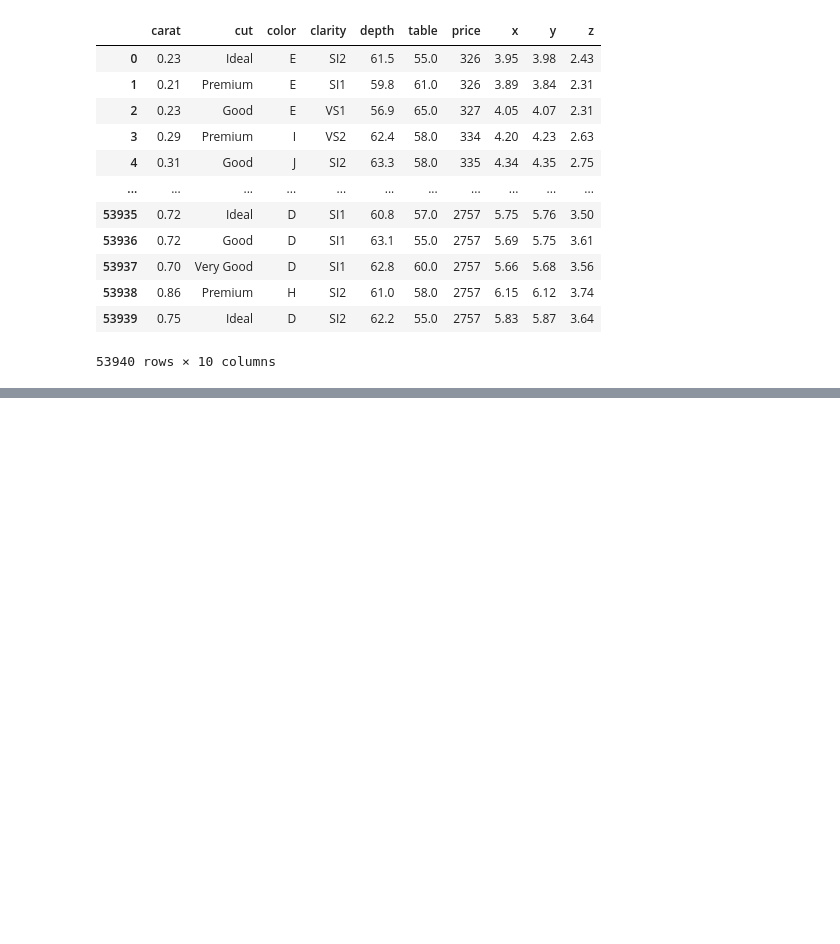
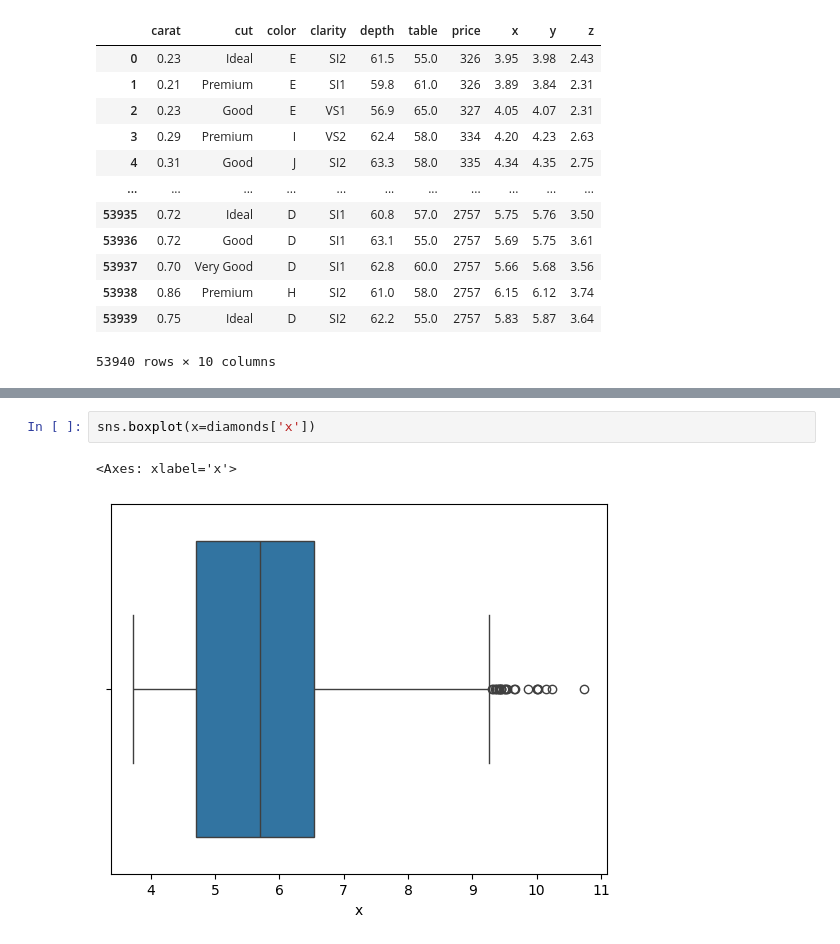
Before and after one commit to itrinia/DicodingMLOps-predictive-analytics, a Jupyter notebook: Predictive_Analytics.ipynb, the cells around one changed output, grey strips where cells are left out. Drawn from its saved outputs; the diff is of its cells as text; blank space fills up the shorter version.

```diff
--- a/Predictive_Analytics.ipynb
+++ b/Predictive_Analytics.ipynb
@@ -34,0 +120,5 @@ diamonds
+# %%
+sns.boxplot(x=diamonds['x'])
+# %% [output]
+<Axes: xlabel='x'>
+[figure, added]
```
Also changed, not shown: parts of 41 cells of this notebook.
